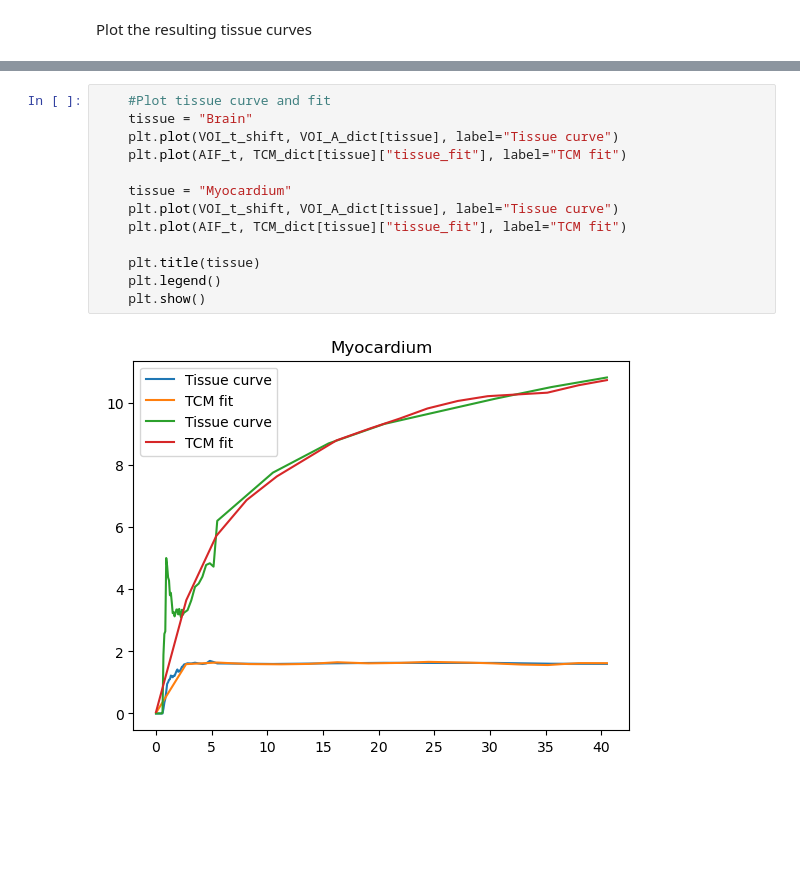
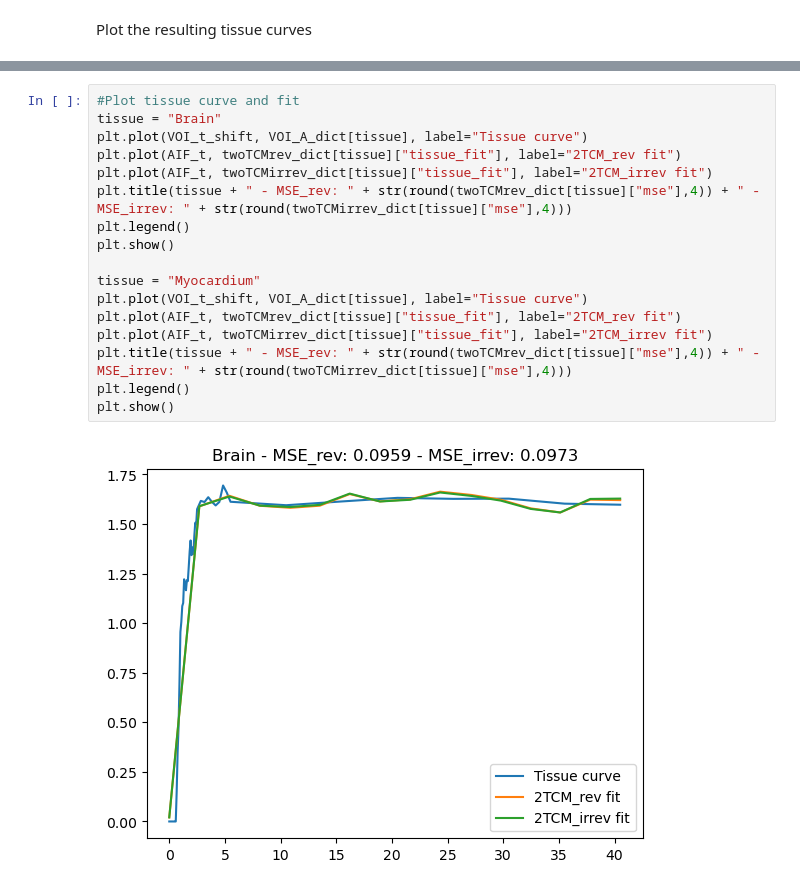
Before and after one commit to Kuttner/pyPET, a Jupyter notebook: dPET_Kinetic_modeling_example.ipynb, the cells around one changed output, grey strips where cells are left out. Saved outputs shown, nothing was run; the diff lists cells and outputs as text; blank space fills up the shorter version.

```diff
--- a/dPET_Kinetic_modeling_example.ipynb
+++ b/dPET_Kinetic_modeling_example.ipynb
@@ -190,15 +240,19 @@ Plot the resulting tissue curves
 # %%
-    #Plot tissue curve and fit
-    tissue = "Brain"
-    plt.plot(VOI_t_shift, VOI_A_dict[tissue], label="Tissue curve")
-    plt.plot(AIF_t, TCM_dict[tissue]["tissue_fit"], label="TCM fit")
+#Plot tissue curve and fit
+tissue = "Brain"
+plt.plot(VOI_t_shift, VOI_A_dict[tissue], label="Tissue curve")
+plt.plot(AIF_t, twoTCMrev_dict[tissue]["tissue_fit"], label="2TCM_rev fit")
+plt.plot(AIF_t, twoTCMirrev_dict[tissue]["tissue_fit"], label="2TCM_irrev fit")
+plt.title(tissue + " - MSE_rev: " + str(round(twoTCMrev_dict[tissue]["mse"],4)) + " - MSE_irrev: " + str(round(twoTCMirrev_dict[tissue]["mse"],4)))
+plt.legend()
+plt.show()
 
-    tissue = "Myocardium"
-    plt.plot(VOI_t_shift, VOI_A_dict[tissue], label="Tissue curve")
-    plt.plot(AIF_t, TCM_dict[tissue]["tissue_fit"], label="TCM fit")
-
-    plt.title(tissue)
-    plt.legend()
-    plt.show()
+tissue = "Myocardium"
+plt.plot(VOI_t_shift, VOI_A_dict[tissue], label="Tissue curve")
+plt.plot(AIF_t, twoTCMrev_dict[tissue]["tissue_fit"], label="2TCM_rev fit")
+plt.plot(AIF_t, twoTCMirrev_dict[tissue]["tissue_fit"], label="2TCM_irrev fit")
+plt.title(tissue + " - MSE_rev: " + str(round(twoTCMrev_dict[tissue]["mse"],4)) + " - MSE_irrev: " + str(round(twoTCMirrev_dict[tissue]["mse"],4)))
+plt.legend()
+plt.show()
 # %% [output]
-[figure, old version]
+[figure, new version]
```
Also changed, not shown: parts of 5 cells of this notebook, 1 other file.
